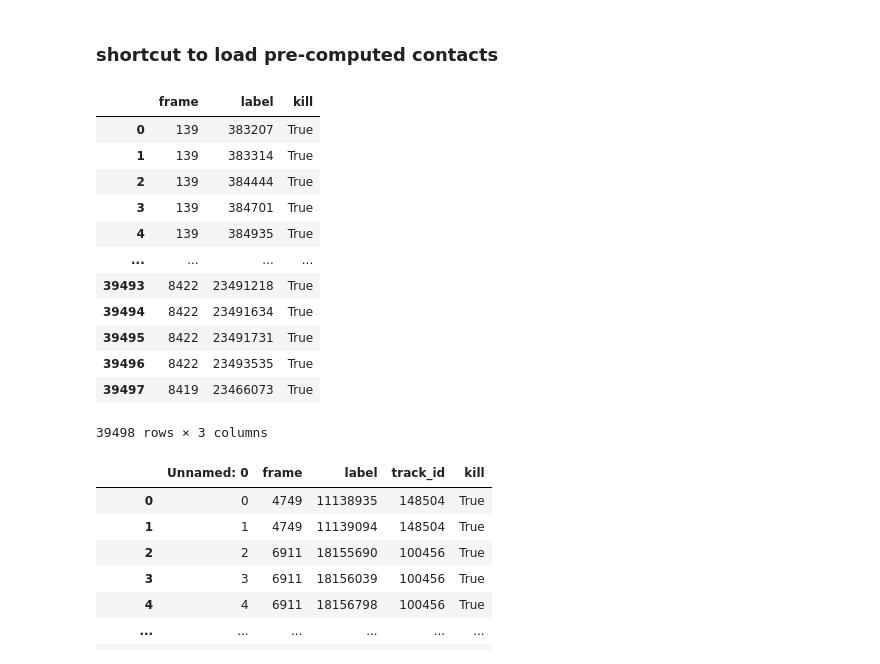
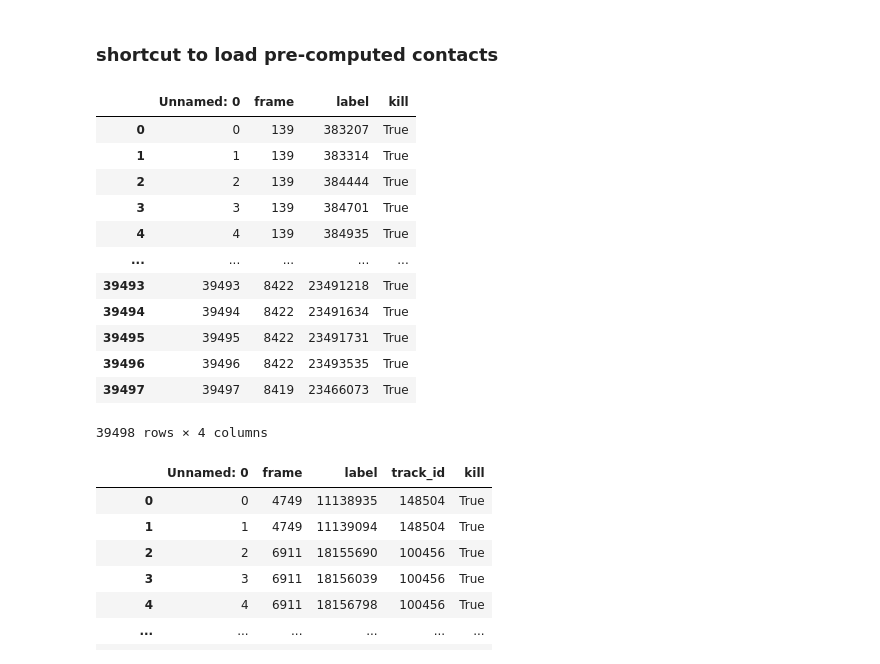
Before and after one commit to bpi-oxford/Cytotoxicity-Pipeline, a Jupyter notebook: notebooks/example_13.ipynb, the cells around one changed output. Saved outputs shown, nothing was run; the diff lists cells and outputs as text; code cells hidden in the pictures.

```diff
--- a/notebooks/example_13.ipynb
+++ b/notebooks/example_13.ipynb
@@ -426,21 +426,23 @@ multi_contacts[0.49]
 # %% [markdown]
 ### shortcut to load pre-computed contacts
 # %%
+contacts = {}
 for i in range(2,9,1):
+    cdi_thres = round(0.1*i,2)
     contacts[cdi_thres] = pd.read_csv("./tmp/contacts_{:.1f}.csv".format(cdi_thres))
 contacts[0.5]
 # %% [output]
-|  | frame | label | kill |
-| 0 | 139 | 383207 | True |
-| 1 | 139 | 383314 | True |
-| 2 | 139 | 384444 | True |
-| 3 | 139 | 384701 | True |
-| 4 | 139 | 384935 | True |
-| ... | ... | ... | ... |
-| 39493 | 8422 | 23491218 | True |
-| 39494 | 8422 | 23491634 | True |
-| 39495 | 8422 | 23491731 | True |
-| 39496 | 8422 | 23493535 | True |
-| 39497 | 8419 | 23466073 | True |
+|  | Unnamed: 0 | frame | label | kill |
+| 0 | 0 | 139 | 383207 | True |
+| 1 | 1 | 139 | 383314 | True |
+| 2 | 2 | 139 | 384444 | True |
+| 3 | 3 | 139 | 384701 | True |
+| 4 | 4 | 139 | 384935 | True |
+| ... | ... | ... | ... | ... |
+| 39493 | 39493 | 8422 | 23491218 | True |
+| 39494 | 39494 | 8422 | 23491634 | True |
+| 39495 | 39495 | 8422 | 23491731 | True |
+| 39496 | 39496 | 8422 | 23493535 | True |
+| 39497 | 39497 | 8419 | 23466073 | True |
-39498 rows × 3 columns
+39498 rows × 4 columns
 # %%
```
Also changed, not shown: parts of 8 cells of this notebook.
